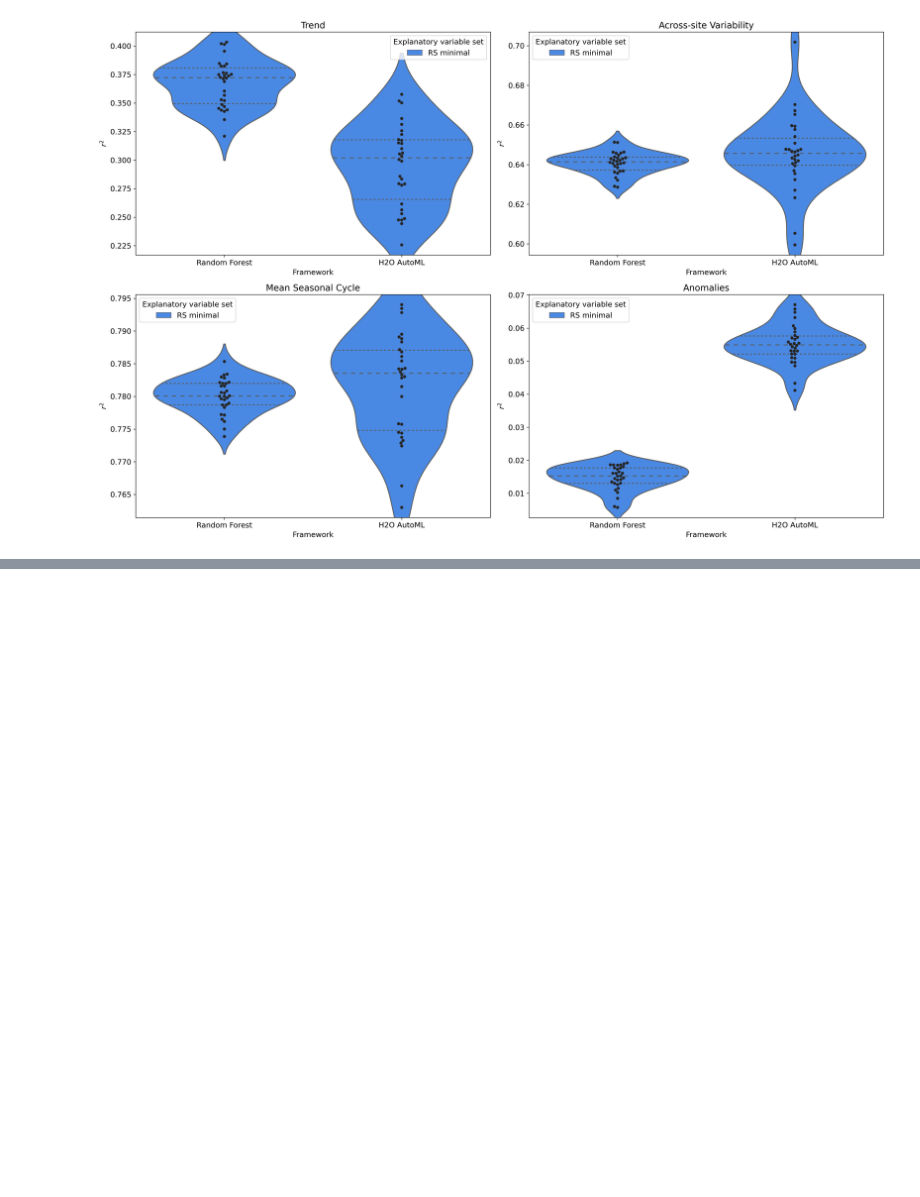
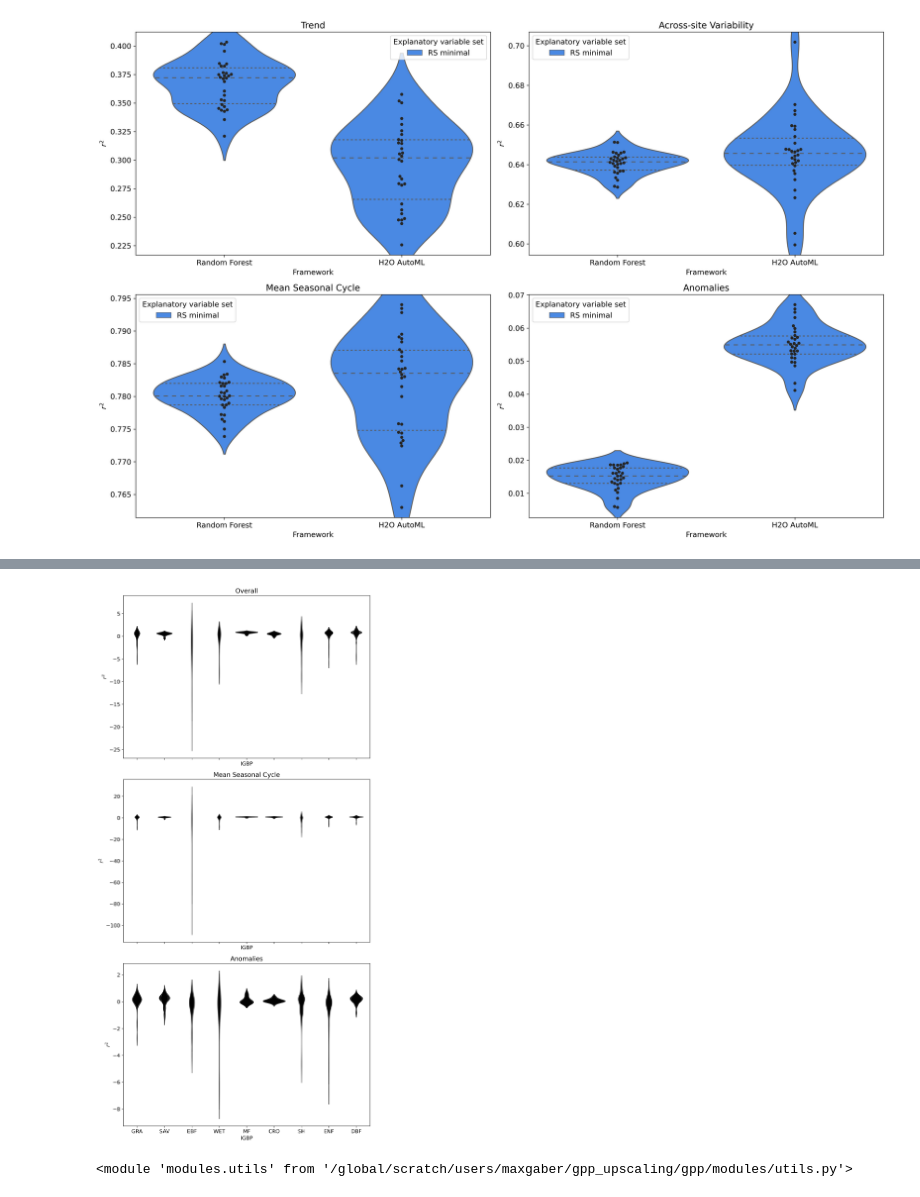
Before and after one commit to mxgbr/gpp_upscaling, a Jupyter notebook: 02_benchmark.ipynb, the cells around one changed output, grey strips where cells are left out. Cells and saved outputs as stored; diff of their text form; code cells hidden in the pictures; blank space fills up the shorter version.

Commit message:
LC metric analysis

```diff
--- a/02_benchmark.ipynb
+++ b/02_benchmark.ipynb
@@ -161,0 +179,2 @@ analysis.plt_model_comparison(df, 'analysis/benchmark/', 'Explanatory variable s
+# %%
+lc_metrics = pd.read_csv('analysis/benchmark/2022102313544310/metrics_lc.csv', index_col='SITE_ID')
@@ -161,0 +198,10 @@ analysis.plt_model_comparison(df, 'analysis/benchmark/', 'Explanatory variable s
+# %%
+analysis.plt_lc_comparison(lc_metrics, 'analysis/benchmark', 'IGBP', 'exp_id')
+# %% [output]
+[figure, added]
+# %%
+from importlib import reload
+reload(analysis)
+reload(utils)
+# %% [output]
+<module 'modules.utils' from '/global/scratch/users/maxgaber/gpp_upscaling/gpp/modules/utils.py'>
```
Also changed, not shown: parts of 7 cells of this notebook, 1 other file.
